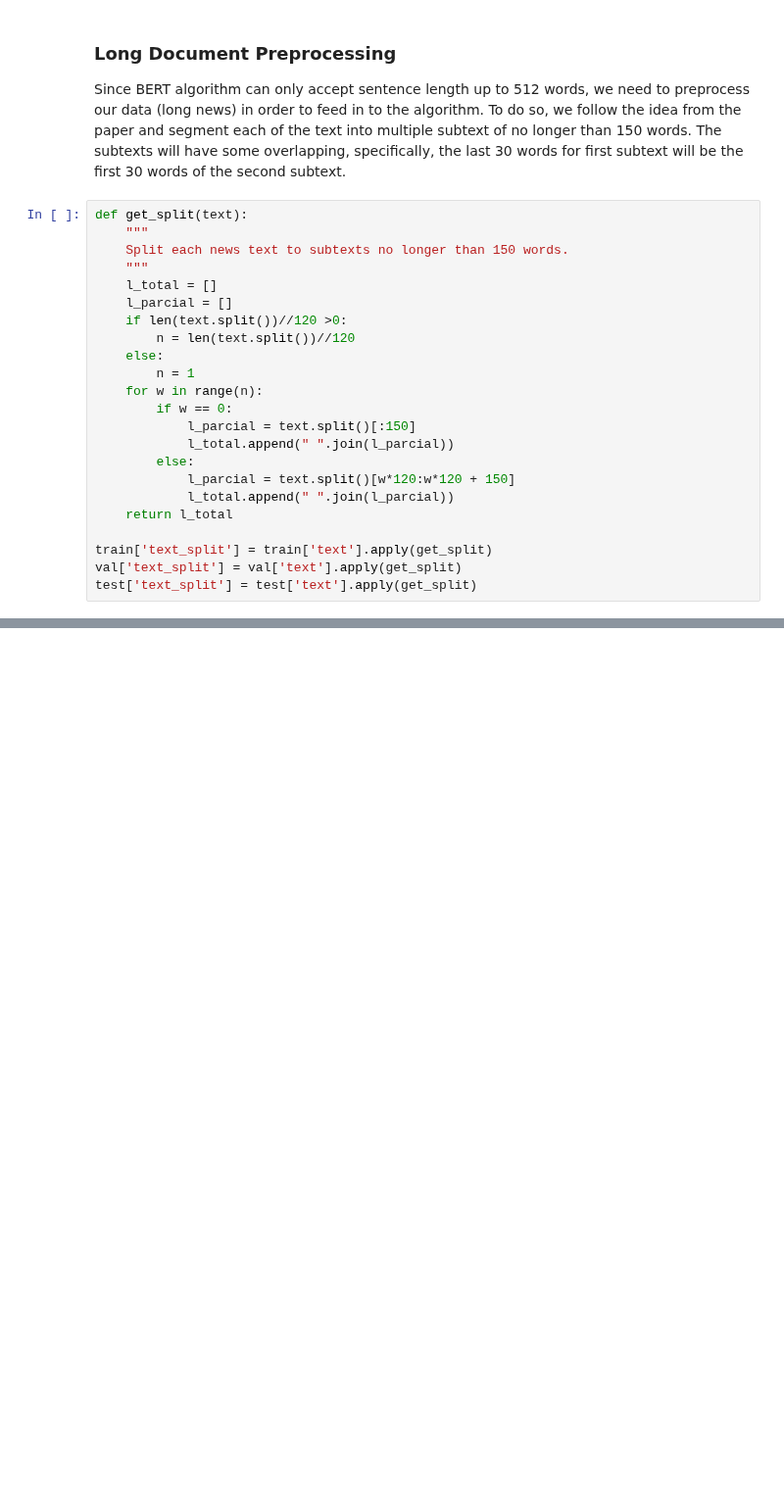
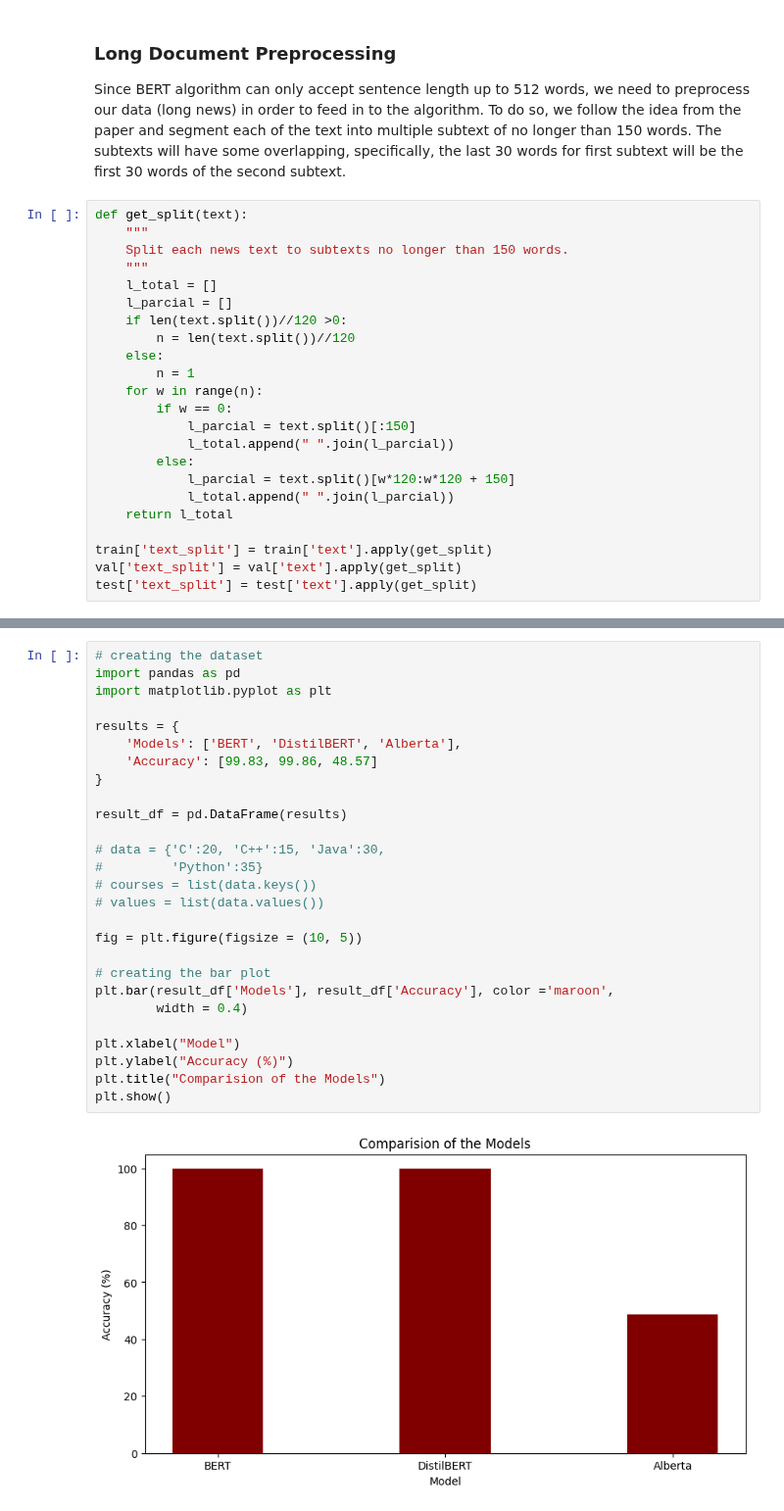
Before and after one commit to Oybek90/NLP, a Jupyter notebook: Fake_news_detection.ipynb, the cells around one changed output, grey strips where cells are left out. Shown at 98% size. Drawn from its saved outputs; the diff is of its cells as text; blank space fills up the shorter version.

Commit message:
using Bert model

```diff
--- a/Fake_news_detection.ipynb
+++ b/Fake_news_detection.ipynb
@@ -555,0 +469,29 @@ test_pred = model.predict(test_input)
+# %%
+# creating the dataset
+import pandas as pd
+import matplotlib.pyplot as plt
+
+results = {
+    'Models': ['BERT', 'DistilBERT', 'Alberta'],
+    'Accuracy': [99.83, 99.86, 48.57]
+}
+
+result_df = pd.DataFrame(results)
+
+# data = {'C':20, 'C++':15, 'Java':30,
+#         'Python':35}
+# courses = list(data.keys())
+# values = list(data.values())
+
+fig = plt.figure(figsize = (10, 5))
+
+# creating the bar plot
+plt.bar(result_df['Models'], result_df['Accuracy'], color ='maroon',
+        width = 0.4)
+
+plt.xlabel("Model")
+plt.ylabel("Accuracy (%)")
+plt.title("Comparision of the Models")
+plt.show()
+# %% [output]
+[figure, added]
```
Also changed, not shown: parts of 33 cells of this notebook.
